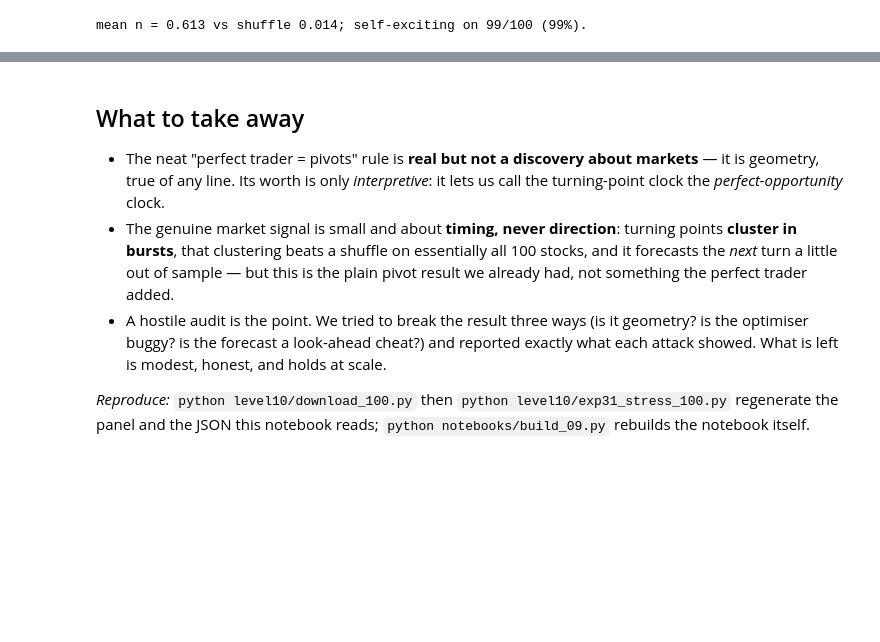
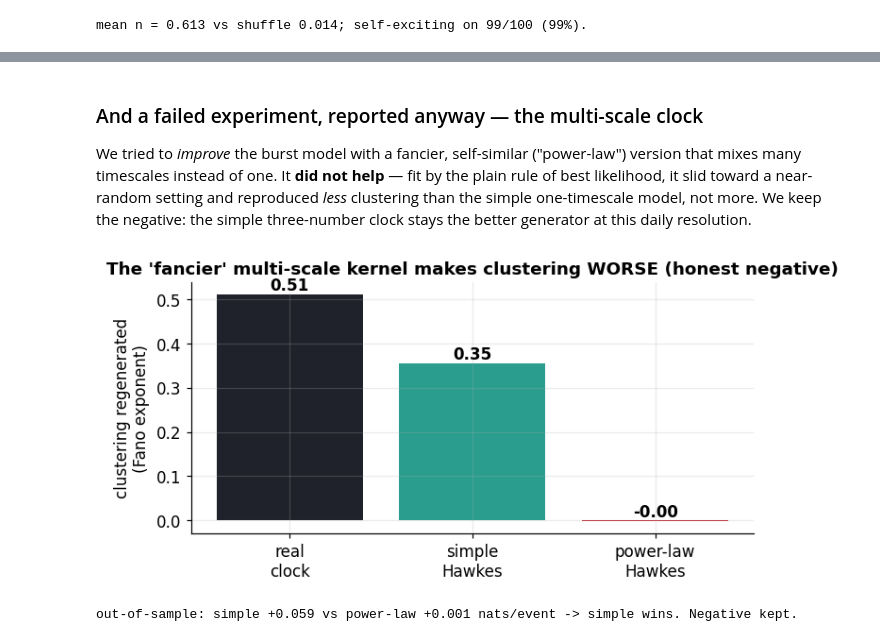
Before and after one commit to albertoHdzE/CausalBool, a Jupyter notebook: index-deconvolution/notebooks/09_oracle_perfect_trader.ipynb, the cells around one changed output, grey strips where cells are left out. Drawn from its saved outputs; the diff is of its cells as text; code cells hidden in the pictures; blank space fills up the shorter version.

```diff
--- a/index-deconvolution/notebooks/09_oracle_perfect_trader.ipynb
+++ b/index-deconvolution/notebooks/09_oracle_perfect_trader.ipynb
@@ -369,17 +399,24 @@ plt.tight_layout(); plt.show()
 # %% [markdown]
-## What to take away
+### And a failed experiment, reported anyway — the multi-scale clock
 
-* The neat "perfect trader = pivots" rule is **real but not a discovery about
-  markets** — it is geometry, true of any line. Its worth is only *interpretive*: it
-  lets us call the turning-point clock the *perfect-opportunity* clock.
-* The genuine market signal is small and about **timing, never direction**: turning
-  points **cluster in bursts**, that clustering beats a shuffle on essentially all
-  100 stocks, and it forecasts the *next* turn a little out of sample — but this is
-  the plain pivot result we already had, not something the perfect trader added.
-* A hostile audit is the point. We tried to break the result three ways (is it
-  geometry? is the optimiser buggy? is the forecast a look-ahead cheat?) and reported
-  exactly what each attack showed. What is left is modest, honest, and holds at scale.
-
-*Reproduce:* `python level10/download_100.py` then `python level10/exp31_stress_100.py`
-regenerate the panel and the JSON this notebook reads; `python notebooks/build_09.py`
-rebuilds the notebook itself.
+We tried to *improve* the burst model with a fancier, self-similar ("power-law")
+version that mixes many timescales instead of one. It **did not help** — fit by the
+plain rule of best likelihood, it slid toward a near-random setting and reproduced
+*less* clustering than the simple one-timescale model, not more. We keep the negative:
+the simple three-number clock stays the better generator at this daily resolution.
+# %%
+ms = RX["multiscale"]
+labels = ["real\nclock", "simple\nHawkes", "power-law\nHawkes"]
+vals = [ms["mean_real_fano"], ms["mean_single_fano"], ms["mean_multi_fano"]]
+fig, ax = plt.subplots(figsize=(6.5, 3.4))
+ax.bar(labels, vals, color=[INK, OK, HL])
+ax.set_ylabel("clustering regenerated\n(Fano exponent)")
+ax.set_title("The 'fancier' multi-scale kernel makes clustering WORSE (honest negative)")
+for i, v in enumerate(vals):
+    ax.text(i, v + 0.01, f"{v:.2f}", ha="center", fontweight="bold")
+plt.tight_layout(); plt.show()
+print(f"out-of-sample: simple {ms['mean_single_oos']:+.3f} vs power-law "
+      f"{ms['mean_multi_oos']:+.3f} nats/event -> simple wins. Negative kept.")
+# %% [output]
+[figure, added]
+out-of-sample: simple +0.059 vs power-law +0.001 nats/event -> simple wins. Negative kept.
```
Also changed, not shown: parts of 12 cells of this notebook, 8 other files.
